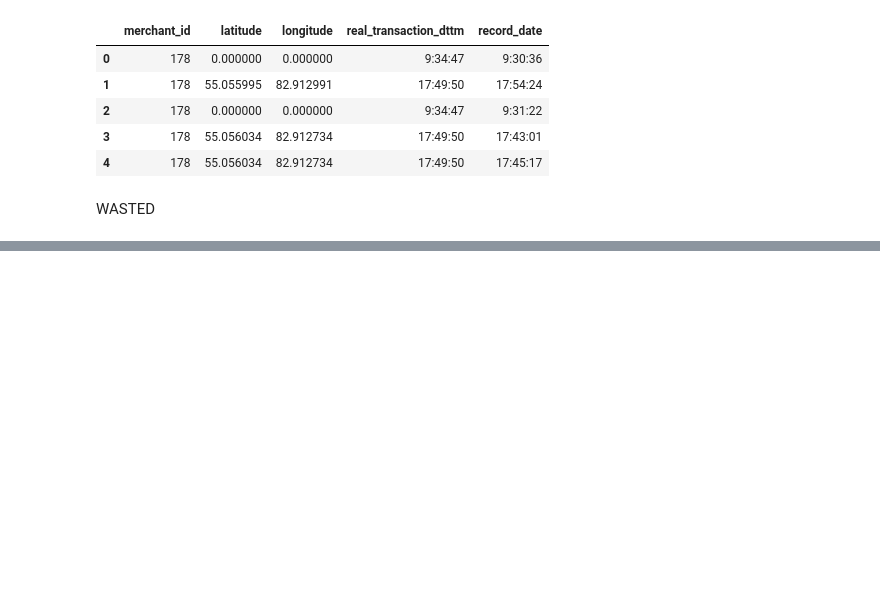
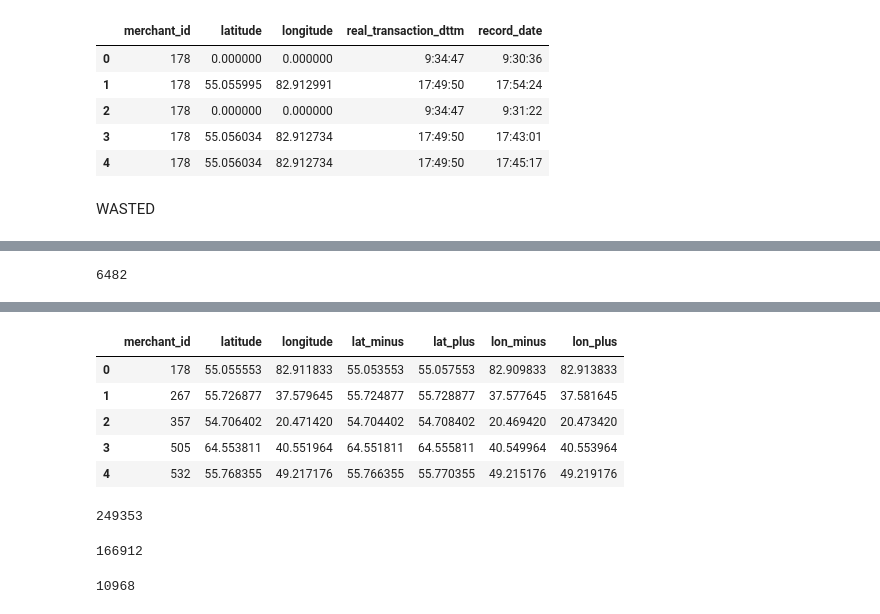
Before and after one commit to alexsyrom/tinkoff, a Jupyter notebook: task2_visualization.ipynb, the cells around one changed output, grey strips where cells are left out. Saved outputs shown, nothing was run; the diff lists cells and outputs as text; code cells hidden in the pictures; blank space fills up the shorter version.

```diff
--- a/task2_visualization.ipynb
+++ b/task2_visualization.ipynb
@@ -68 +66,5 @@ train[train.merchant_id == m_id]
+# %%
+train.merchant_id.nunique()
+# %% [output]
+6482
 # %%
@@ -124,3 +126,17 @@ fig = dict(data=data, layout=layout)
 py.iplot(fig, validate=False)
 # %% [output]
 [interactive output not drawn]
+# %%
+train['lat_minus'] = train['latitude'] - 0.002
+train['lat_plus'] = train['latitude'] + 0.002
+train['lon_minus'] = train['longitude'] - 0.002
+train['lon_plus'] = train['longitude'] + 0.002
+# %%
+train.head()
+# %% [output]
+|  | merchant_id | latitude | longitude | lat_minus | lat_plus | lon_minus | lon_plus |
+| 0 | 178 | 55.055553 | 82.911833 | 55.053553 | 55.057553 | 82.909833 | 82.913833 |
+| 1 | 267 | 55.726877 | 37.579645 | 55.724877 | 55.728877 | 37.577645 | 37.581645 |
+| 2 | 357 | 54.706402 | 20.471420 | 54.704402 | 54.708402 | 20.469420 | 20.473420 |
+| 3 | 505 | 64.553811 | 40.551964 | 64.551811 | 64.555811 | 40.549964 | 40.553964 |
+| 4 | 532 | 55.768355 | 49.217176 | 55.766355 | 55.770355 | 49.215176 | 49.219176 |
@@ -126,0 +145,13 @@ py.iplot(fig, validate=False)
+# %%
+transactions.shape[0]
+# %% [output]
+249353
+# %%
+wow.shape[0]
+# %% [output]
+166912
+# %%
+wow[(wow.lat_minus < wow.latitude) & (wow.latitude < wow.lat_plus)\
+    & (wow.lon_minus < wow.longitude) & (wow.longitude < wow.lon_plus)].shape[0]
+# %% [output]
+10968
```
Also changed, not shown: parts of 5 cells of this notebook.
